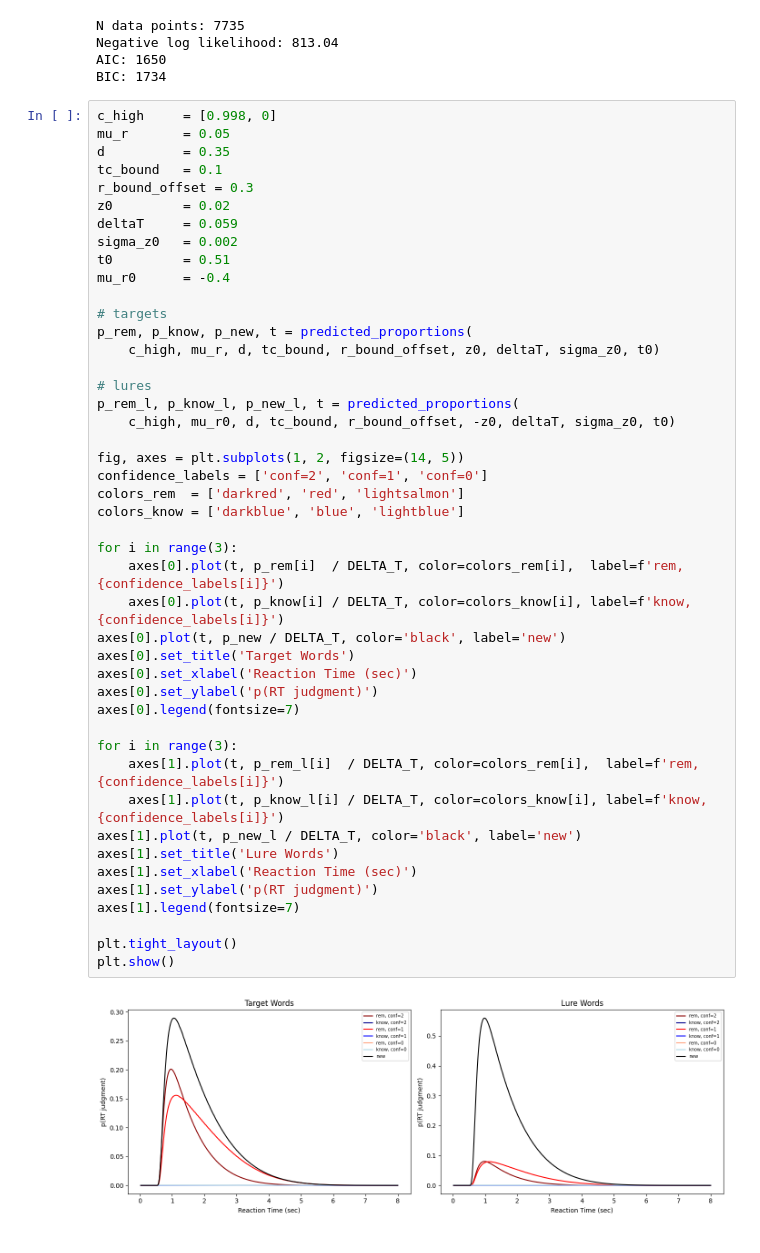
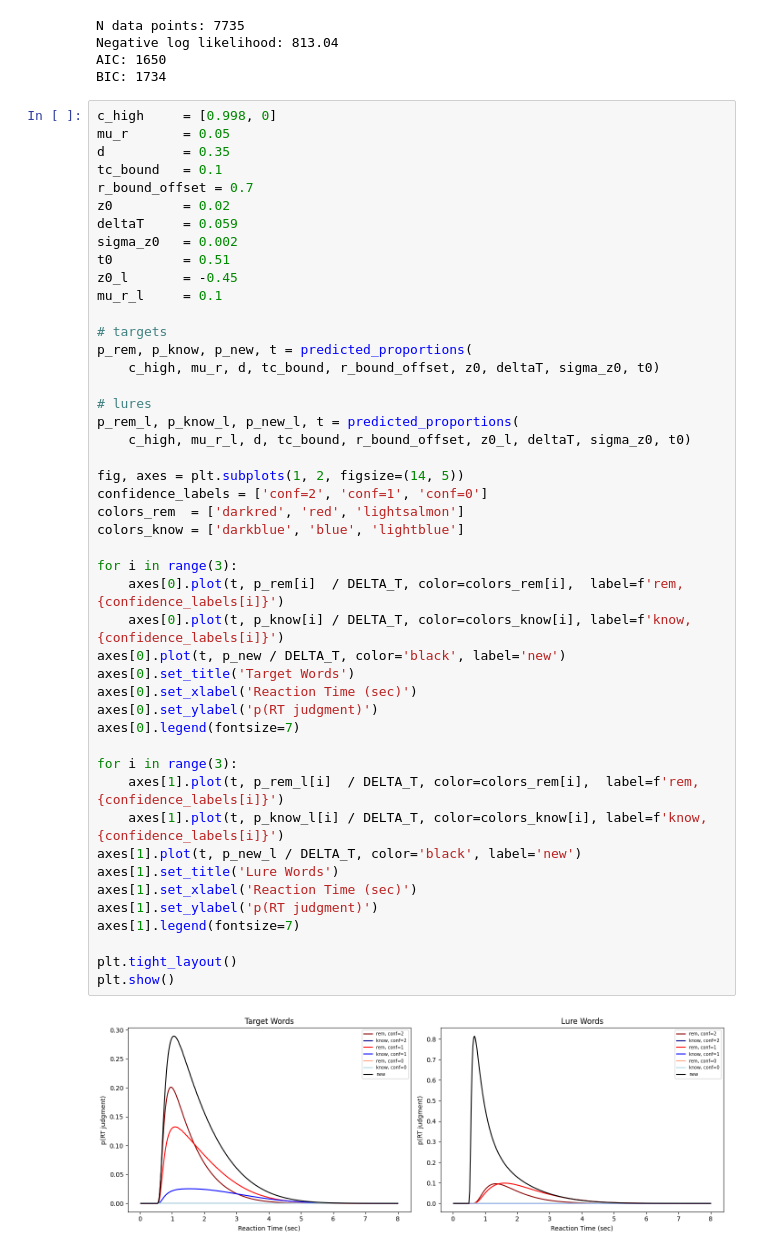
Before and after one commit to SpoopyPillow/caa_recognition_model, a Jupyter notebook: testresults.ipynb, the cells around one changed output. Cells and saved outputs as stored; diff of their text form.

```diff
--- a/testresults.ipynb
+++ b/testresults.ipynb
@@ -195,12 +195,13 @@ c_high     = [0.998, 0]
 mu_r       = 0.05
 d          = 0.35
 tc_bound   = 0.1
-r_bound_offset = 0.3
+r_bound_offset = 0.7
 z0         = 0.02
 deltaT     = 0.059
 sigma_z0   = 0.002
 t0         = 0.51
-mu_r0      = -0.4
+z0_l       = -0.45
+mu_r_l     = 0.1
 
 # targets
 p_rem, p_know, p_new, t = predicted_proportions(
@@ -208,32 +209,32 @@ p_rem, p_know, p_new, t = predicted_proportions(
 
 # lures
 p_rem_l, p_know_l, p_new_l, t = predicted_proportions(
-    c_high, mu_r0, d, tc_bound, r_bound_offset, -z0, deltaT, sigma_z0, t0)
+    c_high, mu_r_l, d, tc_bound, r_bound_offset, z0_l, deltaT, sigma_z0, t0)
 
 fig, axes = plt.subplots(1, 2, figsize=(14, 5))
 confidence_labels = ['conf=2', 'conf=1', 'conf=0']
 colors_rem  = ['darkred', 'red', 'lightsalmon']
 colors_know = ['darkblue', 'blue', 'lightblue']
 
 for i in range(3):
     axes[0].plot(t, p_rem[i]  / DELTA_T, color=colors_rem[i],  label=f'rem, {confidence_labels[i]}')
     axes[0].plot(t, p_know[i] / DELTA_T, color=colors_know[i], label=f'know, {confidence_labels[i]}')
 axes[0].plot(t, p_new / DELTA_T, color='black', label='new')
 axes[0].set_title('Target Words')
 axes[0].set_xlabel('Reaction Time (sec)')
 axes[0].set_ylabel('p(RT judgment)')
 axes[0].legend(fontsize=7)
 
 for i in range(3):
     axes[1].plot(t, p_rem_l[i]  / DELTA_T, color=colors_rem[i],  label=f'rem, {confidence_labels[i]}')
     axes[1].plot(t, p_know_l[i] / DELTA_T, color=colors_know[i], label=f'know, {confidence_labels[i]}')
 axes[1].plot(t, p_new_l / DELTA_T, color='black', label='new')
 axes[1].set_title('Lure Words')
 axes[1].set_xlabel('Reaction Time (sec)')
 axes[1].set_ylabel('p(RT judgment)')
 axes[1].legend(fontsize=7)
 
 plt.tight_layout()
 plt.show()
 # %% [output]
-[figure, old version]
+[figure, new version]
```
Also changed, not shown: 1 other file.
